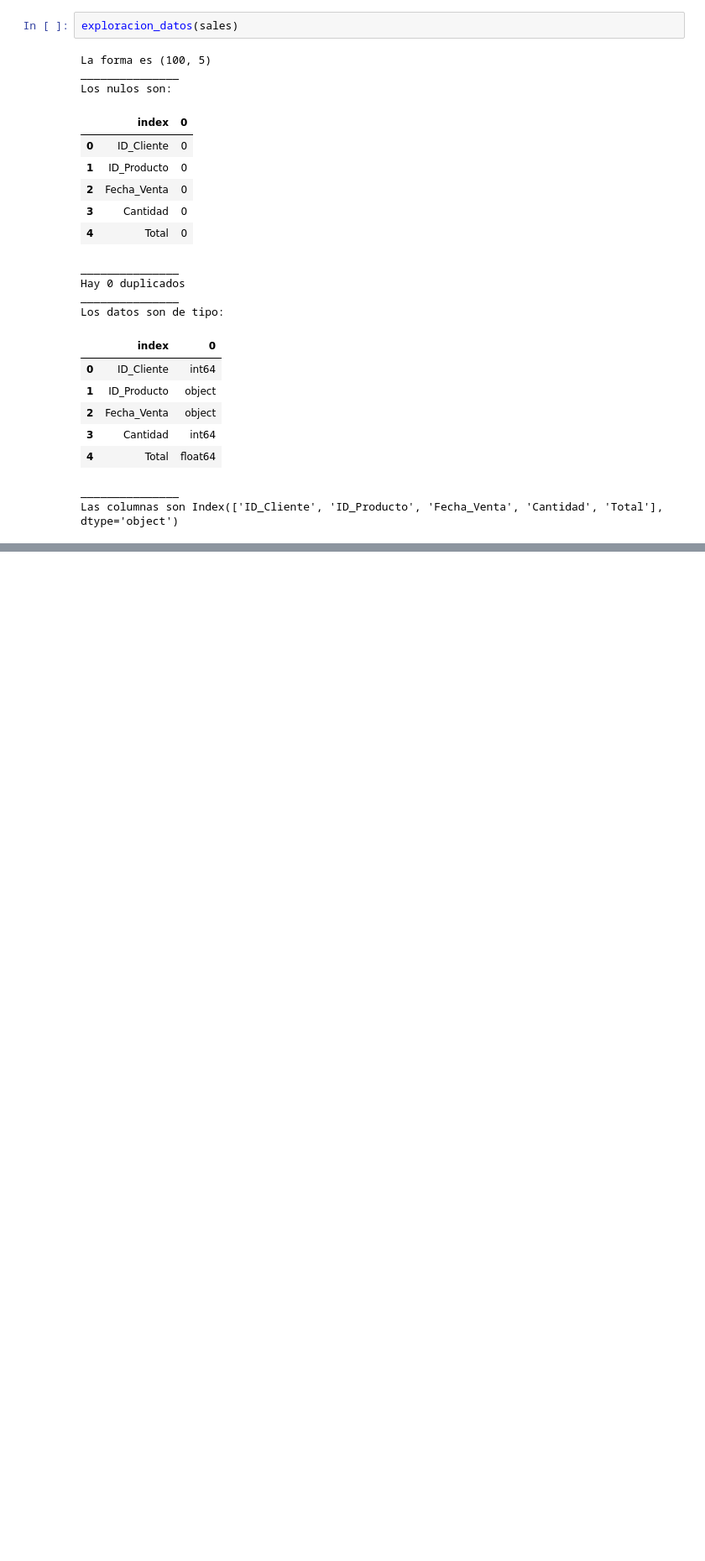
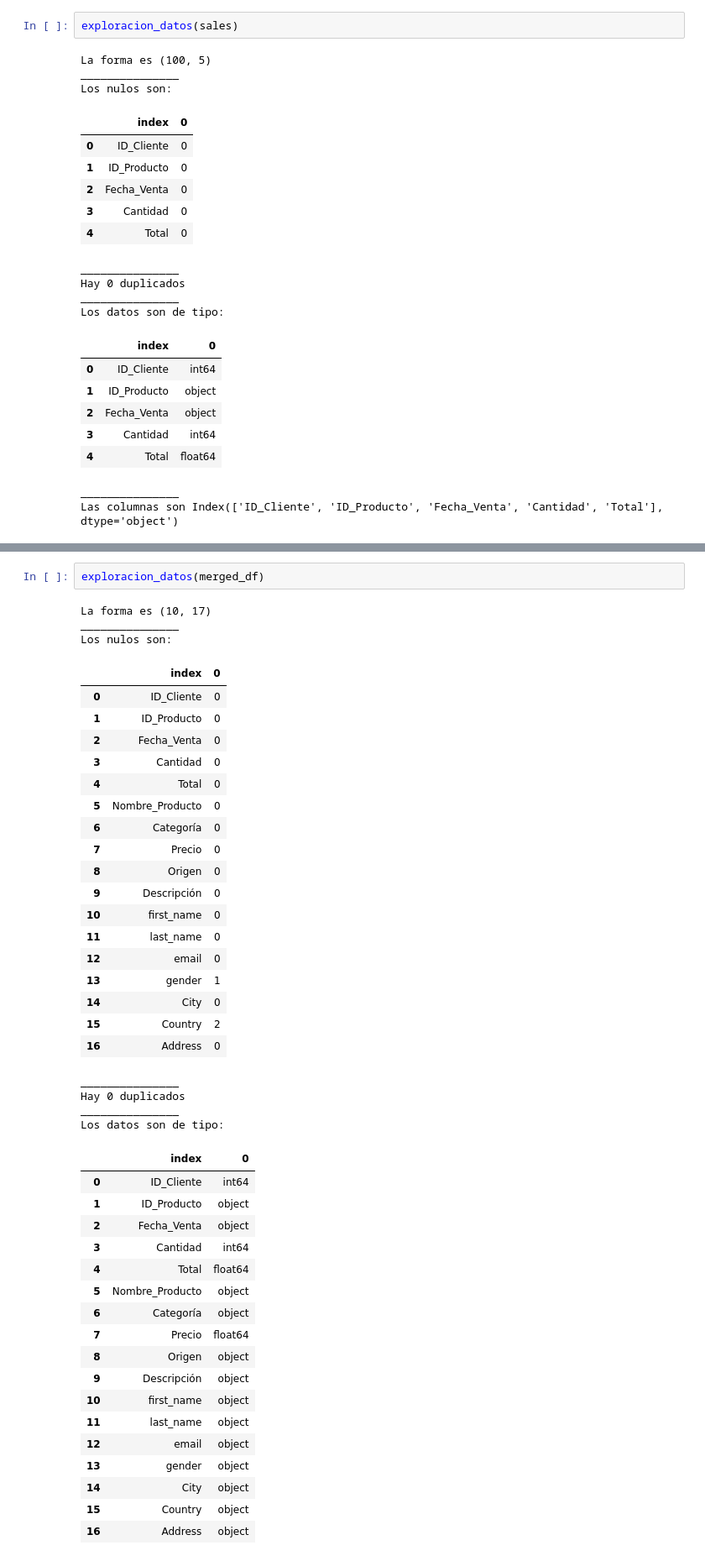
Before and after one commit to patriciamromero/promoG-modulo3-sprint2-pairprogramming-Alejandra-Mar-a-Patricia, a Jupyter notebook: ETL_1.ipynb, the cells around one changed output, grey strips where cells are left out. Shown: that part at 84% size. Drawn from its saved outputs; the diff is of its cells as text; blank space fills up the shorter version.

```diff
--- a/ETL_1.ipynb
+++ b/ETL_1.ipynb
@@ -318,0 +314,46 @@ Las columnas son Index(['ID_Cliente', 'ID_Producto', 'Fecha_Venta', 'Cantidad',
+# %%
+exploracion_datos(merged_df)
+# %% [output]
+La forma es (10, 17)
+_______________
+Los nulos son:
+|  | index | 0 |
+| 0 | ID_Cliente | 0 |
+| 1 | ID_Producto | 0 |
+| 2 | Fecha_Venta | 0 |
+| 3 | Cantidad | 0 |
+| 4 | Total | 0 |
+| 5 | Nombre_Producto | 0 |
+| 6 | Categoría | 0 |
+| 7 | Precio | 0 |
+| 8 | Origen | 0 |
+| 9 | Descripción | 0 |
+| 10 | first_name | 0 |
+| 11 | last_name | 0 |
+| 12 | email | 0 |
+| 13 | gender | 1 |
+| 14 | City | 0 |
+| 15 | Country | 2 |
+| 16 | Address | 0 |
+_______________
+Hay 0 duplicados
+_______________
+Los datos son de tipo:
+|  | index | 0 |
+| 0 | ID_Cliente | int64 |
+| 1 | ID_Producto | object |
+| 2 | Fecha_Venta | object |
+| 3 | Cantidad | int64 |
+| 4 | Total | float64 |
+| 5 | Nombre_Producto | object |
+| 6 | Categoría | object |
+| 7 | Precio | float64 |
+| 8 | Origen | object |
+| 9 | Descripción | object |
+| 10 | first_name | object |
+| 11 | last_name | object |
+| 12 | email | object |
+| 13 | gender | object |
+| 14 | City | object |
+| 15 | Country | object |
+| 16 | Address | object |
```
Also changed, not shown: parts of 23 cells of this notebook.
